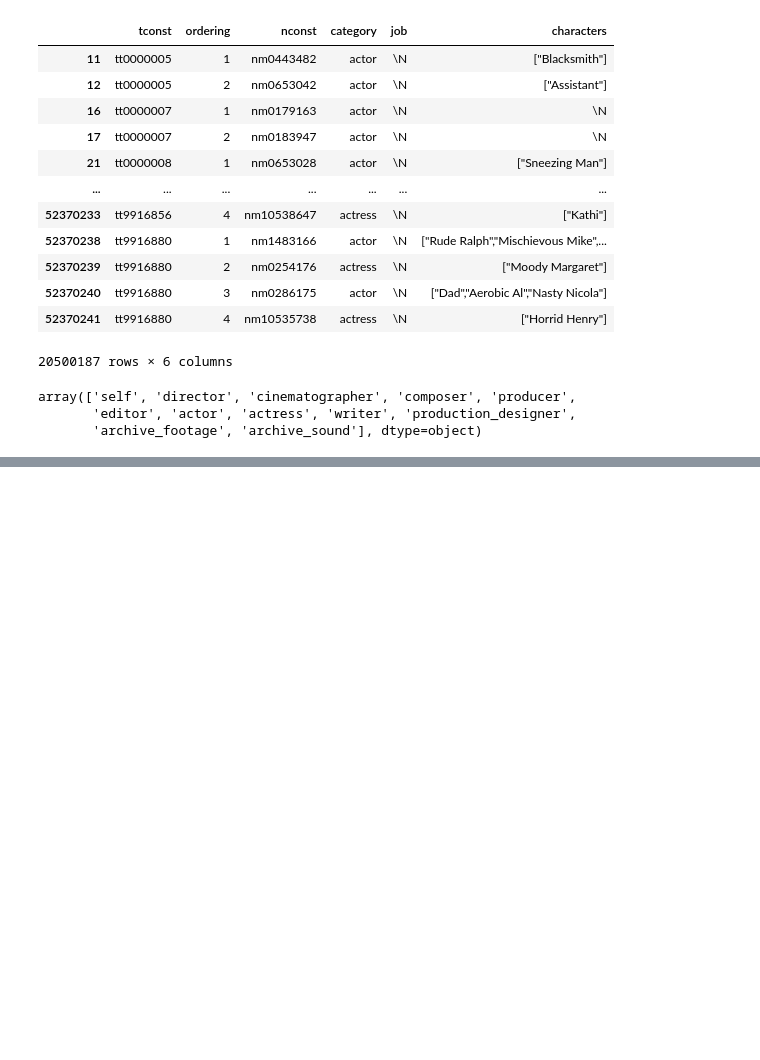
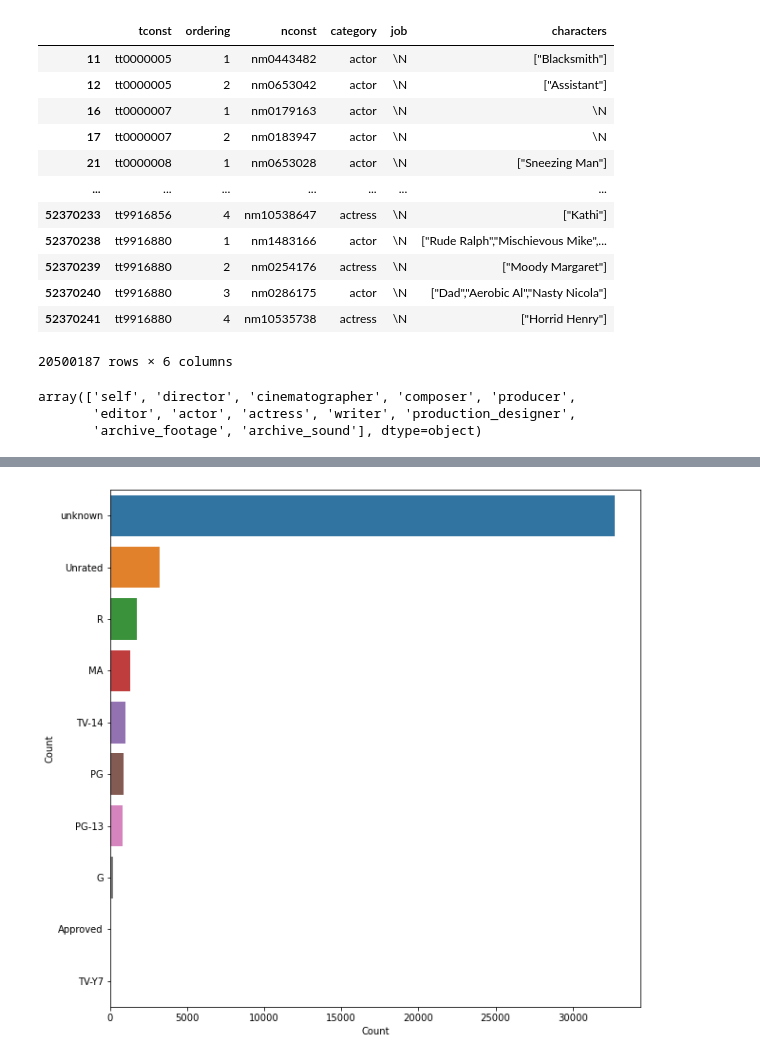
Before and after one commit to JuliaCooper60/Project_4_Movies, a Jupyter notebook: project4.ipynb, the cells around one changed output, grey strips where cells are left out. Drawn from its saved outputs; the diff is of its cells as text; code cells hidden in the pictures; blank space fills up the shorter version.

```diff
--- a/project4.ipynb
+++ b/project4.ipynb
@@ -119,0 +265,14 @@ df1
+# %%
+#plot highest to lowest by rated
+all_rated = dict(zip(rate, rate_counts))
+all_rated_counts = pd.DataFrame({'Rated': rate, 'Count': rate_counts})
+
+# all_rated_counts.fillna('None',inplace=True)
+
+r = all_rated_counts.nlargest(columns="Count", n = 50)
+plt.figure(figsize=(10,10))
+ax = sns.barplot(data=r, x= "Count", y = "Rated")
+ax.set(ylabel = 'Count')
+plt.show()
+# %% [output]
+[figure, added]
```
Also changed, not shown: parts of 12 cells of this notebook, 4 other files.
